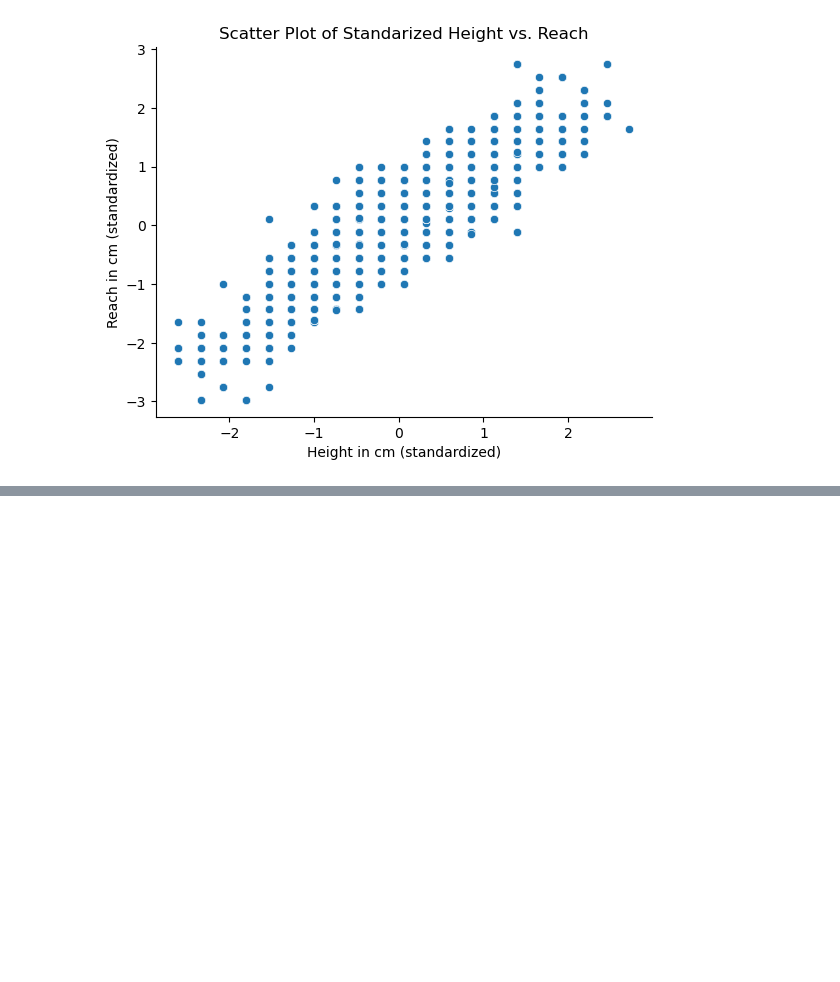
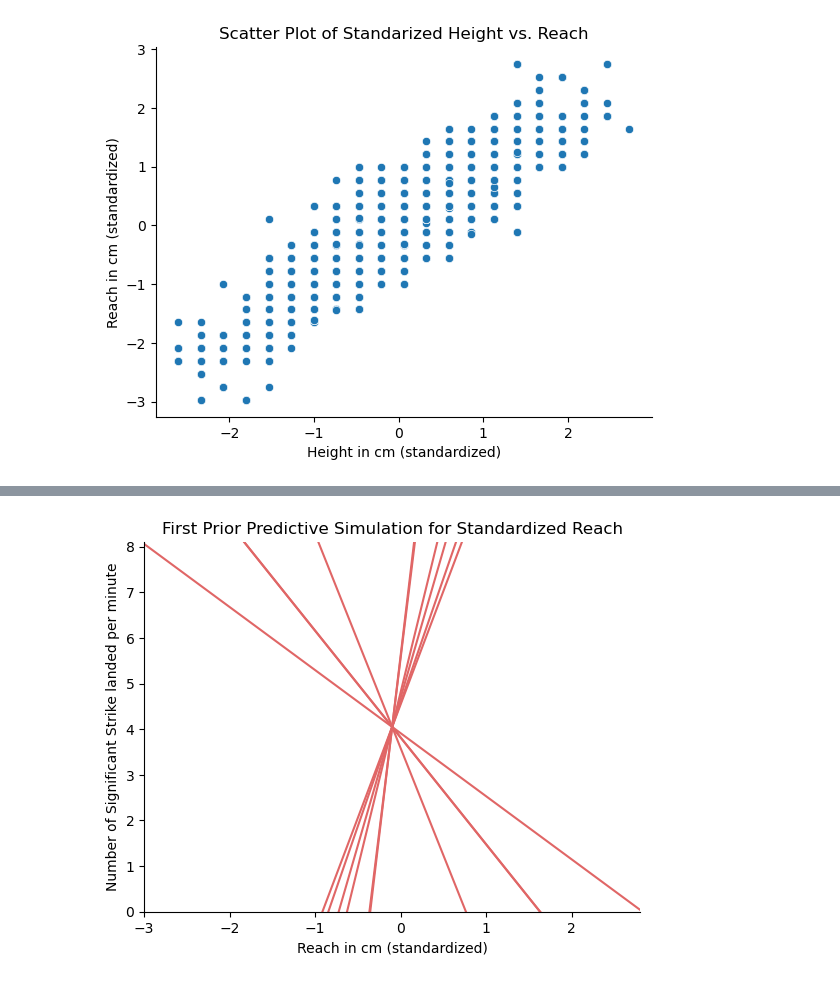
Before and after one commit to harrisonahn1129/UFC_Fights_HRSS_analysis, a Jupyter notebook: Final_Project-3.ipynb, the cells around one changed output, grey strips where cells are left out. Cells and saved outputs as stored; diff of their text form; code cells hidden in the pictures; blank space fills up the shorter version.

```diff
--- a/Final_Project-3.ipynb
+++ b/Final_Project-3.ipynb
@@ -199,19 +175,0 @@ For the difference of significant strike count, the normal distribution will be
-# %%
-# First prior simulation
-NUM_LINES = 7
-
-x_seq = np.linspace(-6.15, 7.57, 50)
-
-alpha = stats.norm.rvs(0.5, 0.1, size=NUM_LINES, random_state = 42)
-beta = stats.norm.rvs(0, 1, size=NUM_LINES, random_state = 42)
-
-for i in range(NUM_LINES):
-    ys = alpha[i] + beta[i] * x_seq
-    _ = plt.plot(x_seq, ys, color="#e06666")
-
-_ = plt.ylabel("win rate")
-_ = plt.xlabel("X")
-_ = plt.title("Prior Simulation for the Difference of Significant Strike Count")
-_ = plt.xlim((-6.2, 7.6))
-_ = plt.ylim((0,100))
-sns.despine();
@@ -223,0 +218,21 @@ Before we start with the statistical model, we will first make sure to clean up
+# %%
+# First prior predictive simulation for reach
+NUM_LINES = 10
+
+x_seq = np.linspace(-3, 2.8, 50)
+
+alpha = stats.norm.rvs(4.05, 1.0, size=NUM_LINES, random_state = 42)
+beta_R = stats.norm.rvs(0, 10, size=NUM_LINES, random_state = 42)
+
+for i in range(NUM_LINES):
+    mu = alpha[i] + beta_R[i] * x_seq
+    _ = plt.plot(x_seq, mu, color="#e06666")
+
+_ = plt.ylabel("Number of Significant Strike landed per minute")
+_ = plt.xlabel("Reach in cm (standardized)")
+_ = plt.title("First Prior Predictive Simulation for Standardized Reach")
+_ = plt.xlim(-3, 2.8)
+_ = plt.ylim(0, 8.10)
+sns.despine();
+# %% [output]
+[figure, added]
```
Also changed, not shown: parts of 27 cells of this notebook.
